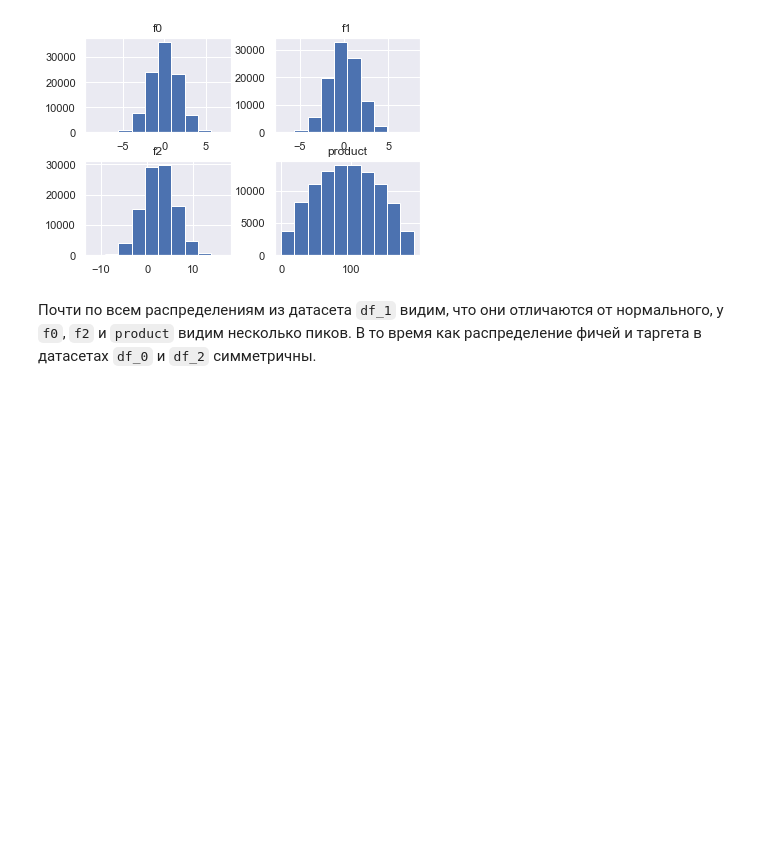
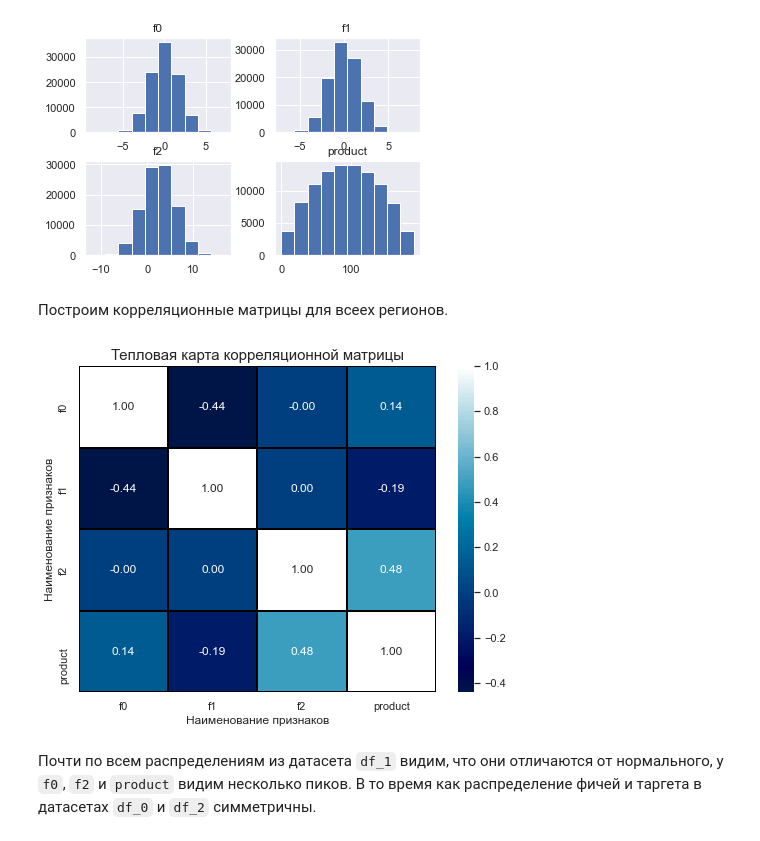
Before and after one commit to Ksyuwish/YandexPracticumDS, a Jupyter notebook: projects/7ds_ML_in_business.ipynb, the cells around one changed output. Cells and saved outputs as stored; diff of their text form; code cells hidden in the pictures; blank space fills up the shorter version.

```diff
--- a/projects/7ds_ML_in_business.ipynb
+++ b/projects/7ds_ML_in_business.ipynb
@@ -162,3 +162,21 @@ for df in df_range:
 [figure]
 [figure]
 [figure]
+# %% [markdown]
+Построим корреляционные матрицы для всеех регионов.
+# %%
+corr_matrix_df_0 = df_0.corr()
+corr_matrix_df_1 = df_1.corr()
+corr_matrix_df_2 = df_2.corr()
+# %%
+plt.figure(figsize = (8, 6))
+
+plt.title('Тепловая карта корреляционной матрицы', size = 15)
+sns_plot = sns.heatmap(corr_matrix_df_0, annot=True, fmt='.2f',
+                      linewidth=1, linecolor='black', vmax=1, center=0, cmap='ocean')
+fig = sns_plot.get_figure()
+plt.xlabel('Наименование признаков')
+plt.ylabel('Наименование признаков')
+plt.show()
+# %% [output]
+[figure, added]
```
Also changed, not shown: parts of 4 cells of this notebook.
